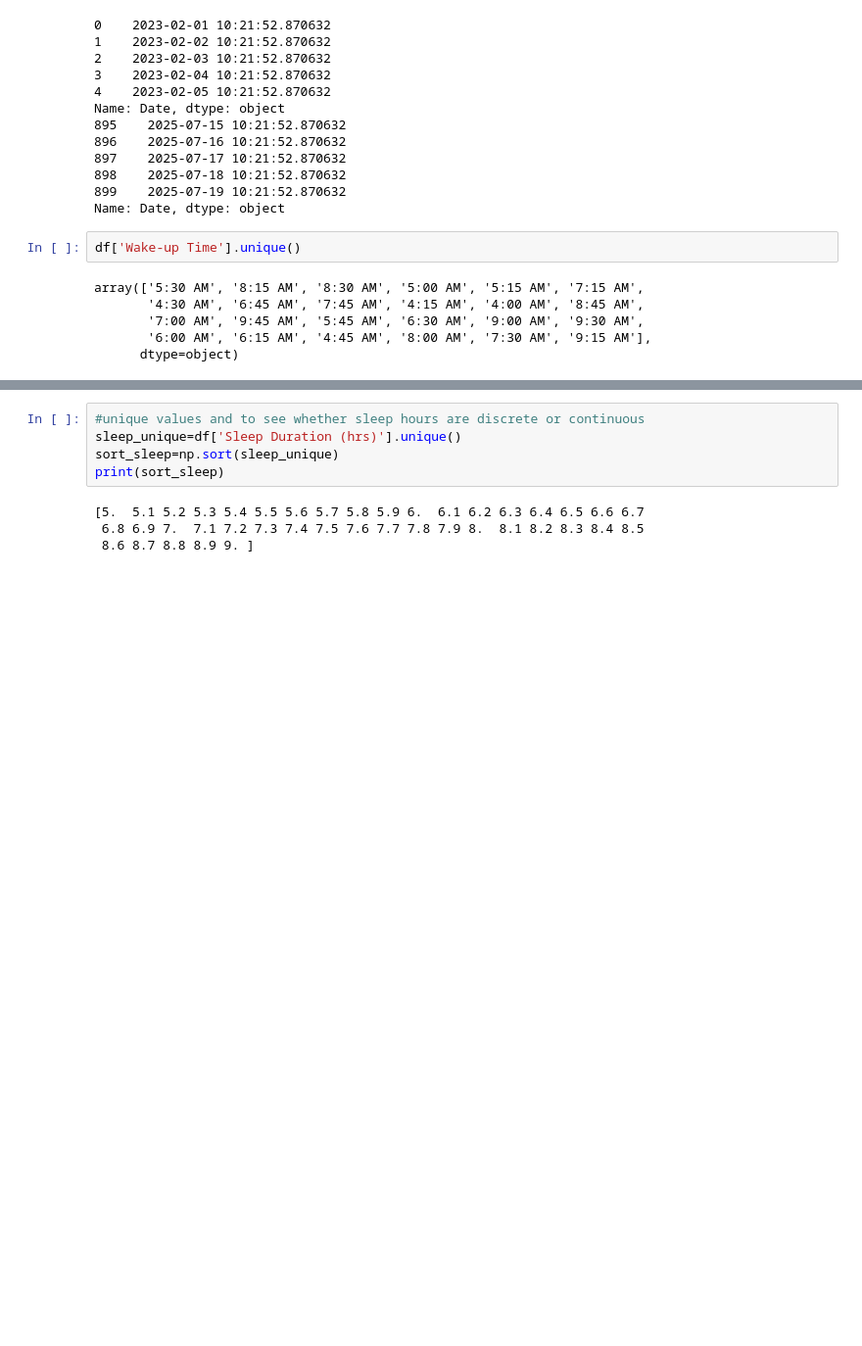
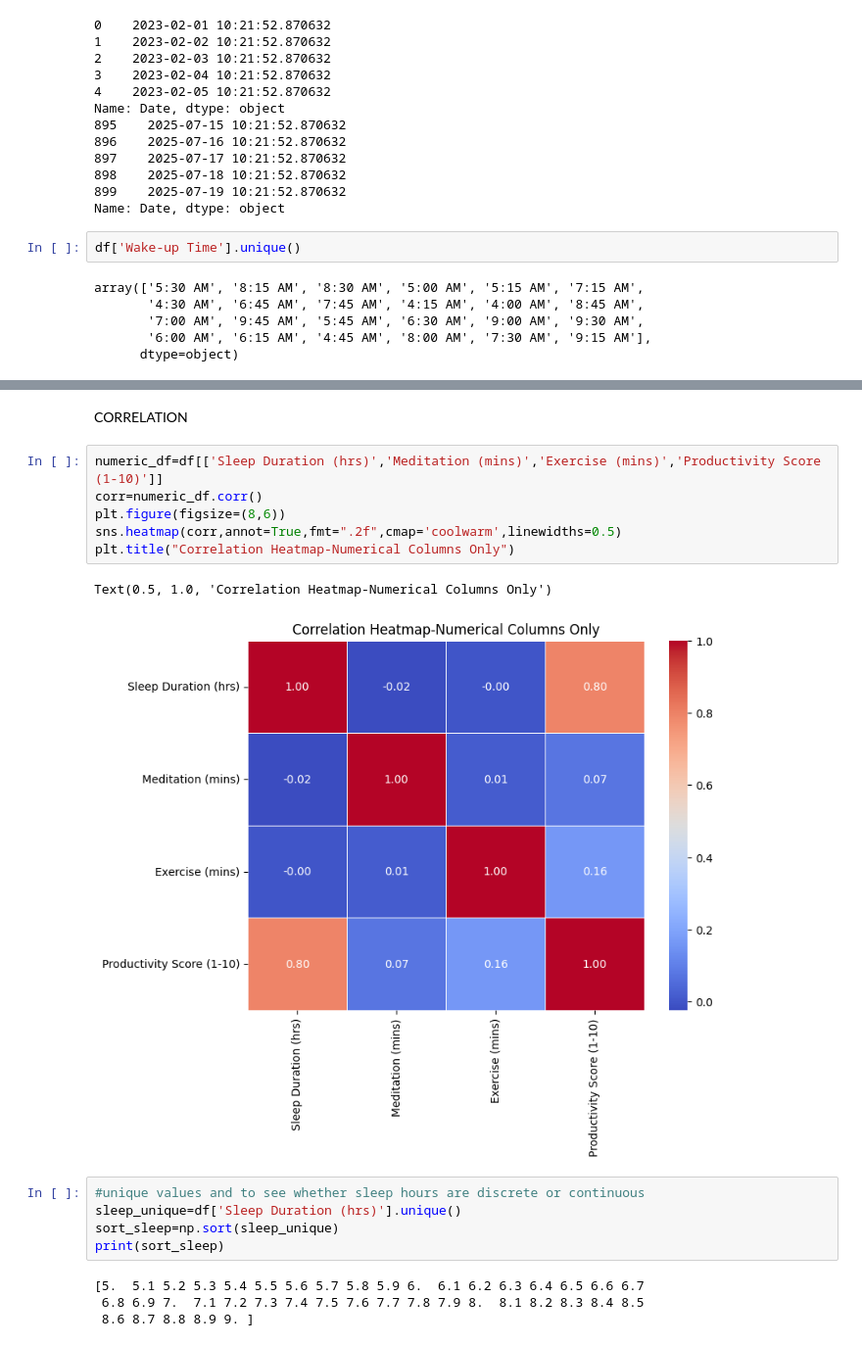
Before and after one commit to durka25devi/ai_morning_routine, a Jupyter notebook: eda_feature.ipynb, the cells around one changed output, grey strips where cells are left out. Shown at 98% size. Drawn from its saved outputs; the diff is of its cells as text; blank space fills up the shorter version.

```diff
--- a/eda_feature.ipynb
+++ b/eda_feature.ipynb
@@ -123,3 +163,14 @@ df['Wake-up Time'].max()
+# %% [markdown]
+CORRELATION
+# %%
+numeric_df=df[['Sleep Duration (hrs)','Meditation (mins)','Exercise (mins)','Productivity Score (1-10)']]
+corr=numeric_df.corr()
+plt.figure(figsize=(8,6))
+sns.heatmap(corr,annot=True,fmt=".2f",cmap='coolwarm',linewidths=0.5)
+plt.title("Correlation Heatmap-Numerical Columns Only")
+# %% [output]
+Text(0.5, 1.0, 'Correlation Heatmap-Numerical Columns Only')
+[figure, added]
 # %%
 #unique values and to see whether sleep hours are discrete or continuous
 sleep_unique=df['Sleep Duration (hrs)'].unique()
```
Also changed, not shown: parts of 17 cells of this notebook.
